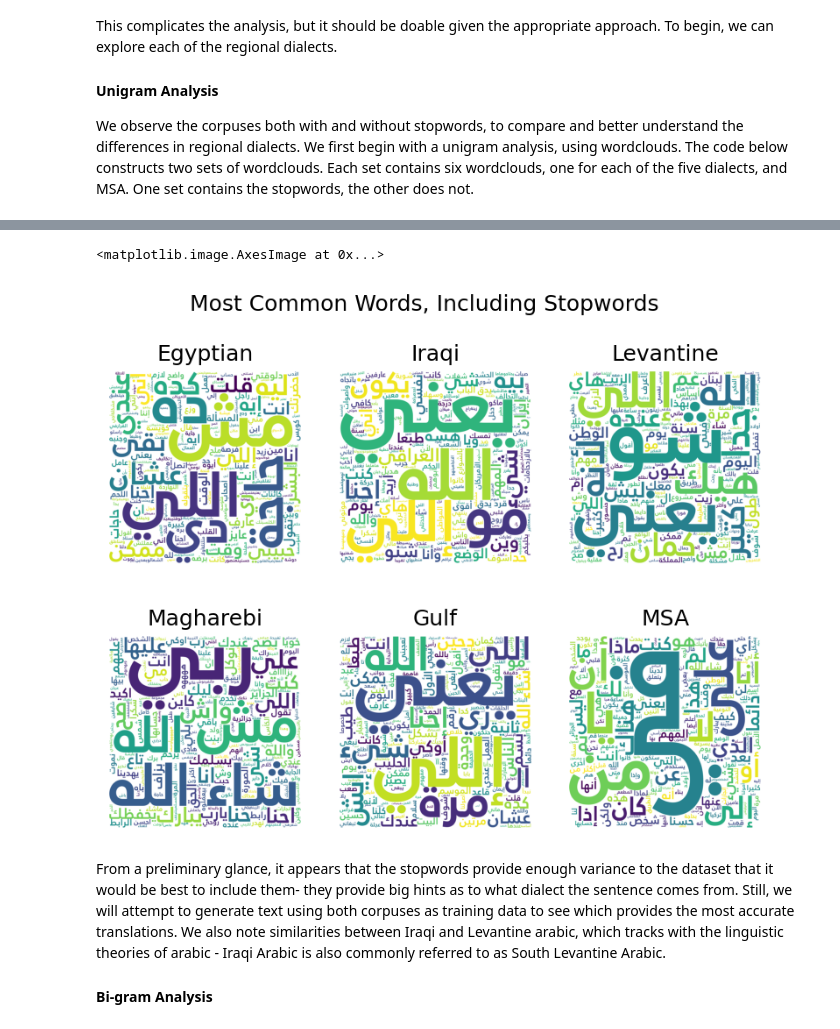
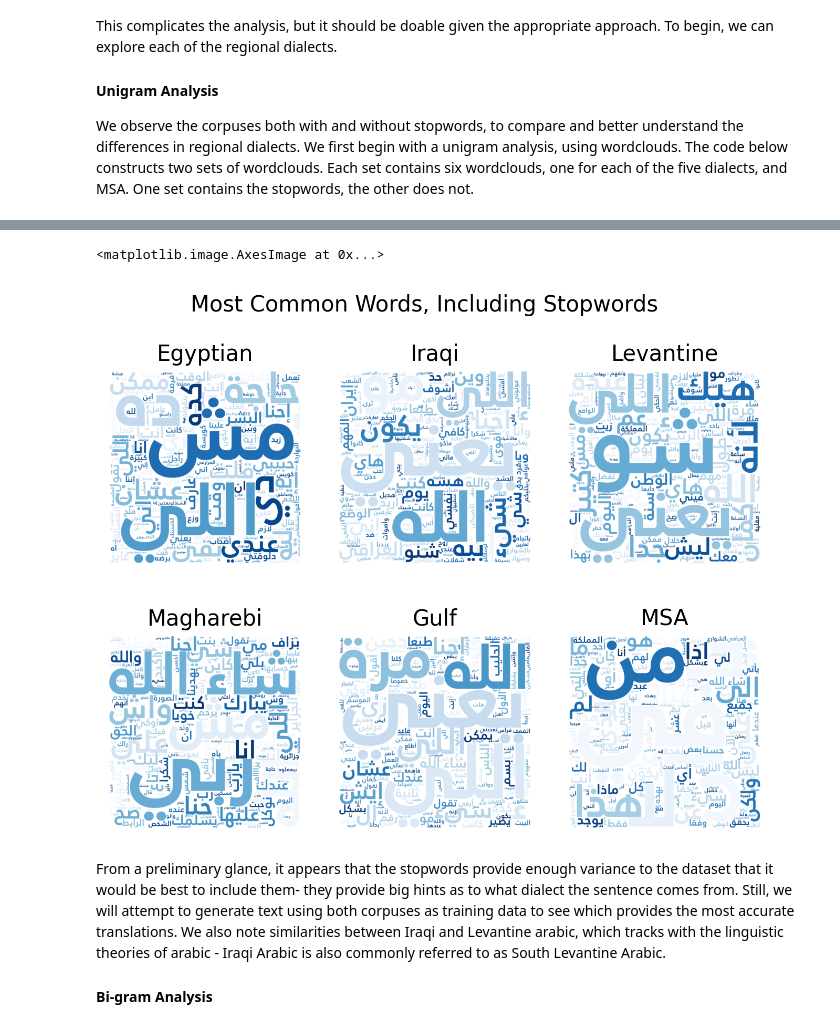
Before and after one commit to abinladin/osact-6, a Jupyter notebook: osact-6-task-2.ipynb, the cells around one changed output, grey strips where cells are left out. Drawn from its saved outputs; the diff is of its cells as text; code cells hidden in the pictures.

```diff
--- a/osact-6-task-2.ipynb
+++ b/osact-6-task-2.ipynb
@@ -121,12 +150,12 @@ from bidi.algorithm import get_display
 from nltk.corpus import stopwords
 
 # This is going to run terribly but it'll do for now
-def generate_wordcloud(text, width = 1000, height = 1000):
+def generate_wordcloud(text, width = 1500, height = 1500):
     render_ready_text = get_display(arabic_reshaper.reshape(text))
     return wc.WordCloud(
         font_path = "./Janna-LT-Bold.ttf",
         background_color = "white",
-        #colormap="Blues",
+        colormap="Blues",
         width = width,
         height = height,
     ).generate(render_ready_text)
@@ -186,36 +215,36 @@ axes[1, 2].imshow(clouds_without_stopwords[5])
 # %%
 fig, axes = plt.subplots(2, 3)
 
-fig.set_dpi(150)
+fig.set_dpi(250)
 
 fig.suptitle("Most Common Words, Including Stopwords")
 
 axes[0, 0].set_title("Egyptian")
 axes[0, 0].axis("off")
 axes[0, 0].imshow(clouds_with_stopwords[0])
 
 axes[0, 1].set_title("Iraqi")
 axes[0, 1].axis("off")
 axes[0, 1].imshow(clouds_with_stopwords[1])
 
 axes[0, 2].set_title("Levantine")
 axes[0, 2].axis("off")
 axes[0, 2].imshow(clouds_with_stopwords[2])
 
 axes[1, 0].set_title("Magharebi")
 axes[1, 0].axis("off")
 axes[1, 0].imshow(clouds_with_stopwords[3])
 
 axes[1, 1].set_title("Gulf")
 axes[1, 1].axis("off")
 axes[1, 1].imshow(clouds_with_stopwords[4])
 
 axes[1, 2].set_title("MSA")
 axes[1, 2].axis("off")
 axes[1, 2].imshow(clouds_with_stopwords[5])
 # %% [output]
 <matplotlib.image.AxesImage at 0x...>
-[figure, old version]
+[figure, new version]
 # %% [markdown]
 From a preliminary glance, it appears that the stopwords provide enough variance to the dataset that it would be best to include them- they provide big hints as to what dialect the sentence comes from. Still, we will attempt to generate text using both corpuses as training data to see which provides the most accurate translations. We also note similarities between Iraqi and Levantine arabic, which tracks with the linguistic theories of arabic - Iraqi Arabic is also commonly referred to as South Levantine Arabic.
 
```
Also changed, not shown: parts of 21 cells of this notebook.
